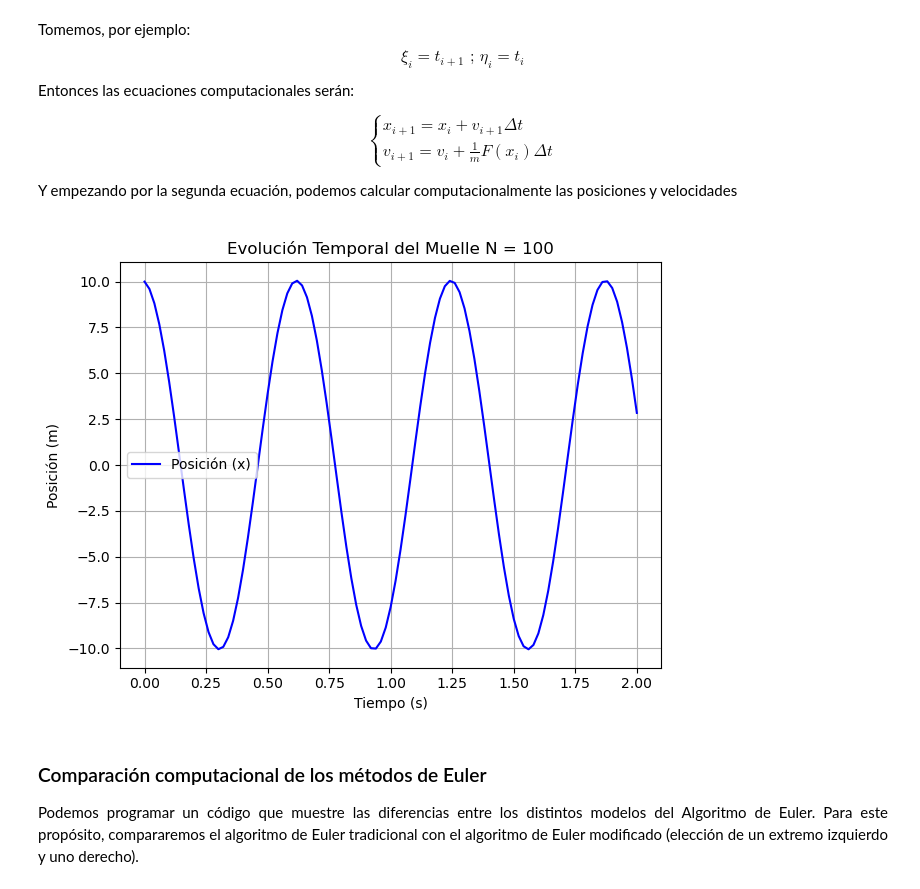
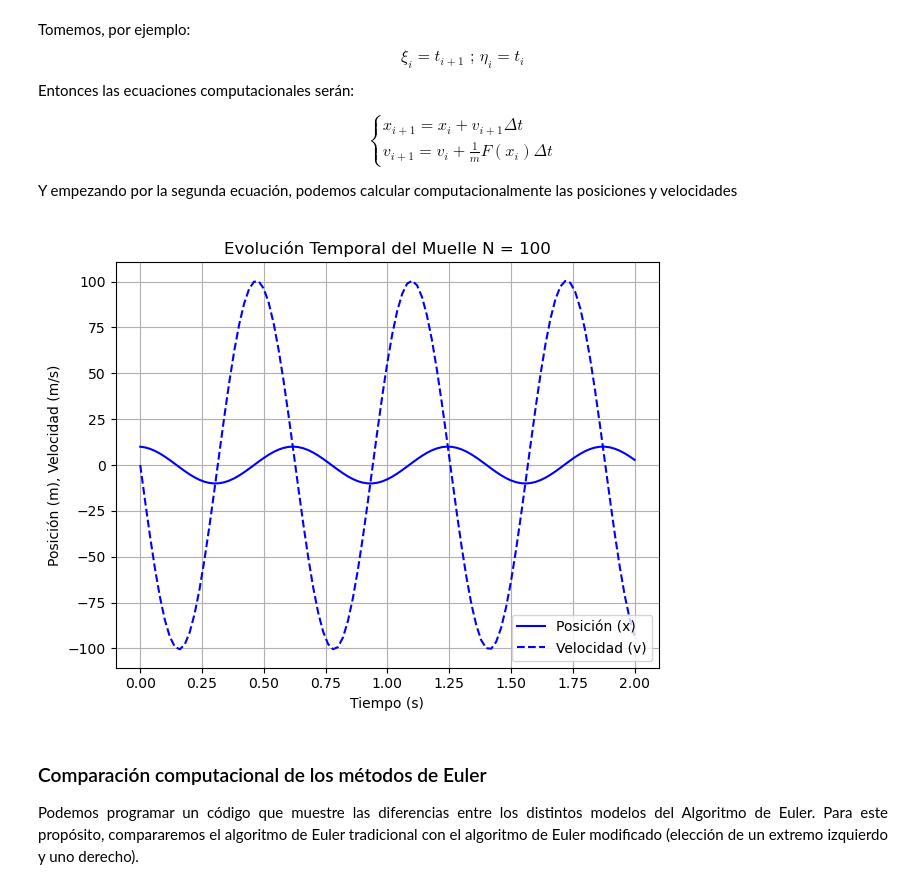
Before and after one commit to LagrangianLad/physics-lab, a Jupyter notebook: Computational physics/lab.ipynb, the cells around one changed output. Cells and saved outputs as stored; diff of their text form; code cells hidden in the pictures.

```diff
--- a/Computational physics/lab.ipynb
+++ b/Computational physics/lab.ipynb
@@ -424,35 +426,36 @@ delta = (tfinal - tinicial) / N
 output_x = [x0]
 output_v = [v0]
 
 for i in range(N):
     # 1. Calculamos la aceleración en el punto actual x[i]
     aceleracion = fuerza(output_x[i]) / masa
 
     # 2. ACTUALIZO PRIMERO LA VELOCIDAD (v_{i+1})
     # v_{i+1} = v_i + a * delta
     vsiguiente = output_v[i] + aceleracion * delta
 
     # 3. ACTUALIZAMOS LA POSICIÓN USANDO LA VELOCIDAD RECIÉN CALCULADA (v_{i+1})
     # x_{i+1} = x_i + v_{i+1} * delta
     xsiguiente = output_x[i] + vsiguiente * delta
 
     output_x.append(xsiguiente)
     output_v.append(vsiguiente)
 
 tiempo = np.linspace(tinicial, tfinal, len(output_x))
 plt.figure(figsize=(12, 5))
 plt.subplot(1, 2, 1)
 plt.plot(tiempo, output_x, label='Posición (x)', color='blue')
+plt.plot(tiempo, output_v, "--", label="Velocidad (v)", color="blue")
 plt.title(f"Evolución Temporal del Muelle N = {N}")
 plt.xlabel("Tiempo (s)")
-plt.ylabel("Posición (m)")
+plt.ylabel("Posición (m), Velocidad (m/s)")
 plt.legend()
 plt.grid(True)
 
 plt.tight_layout()
 plt.show()
 # %% [output]
-[figure, old version]
+[figure, new version]
 # %% [markdown]
 ### Comparación computacional de los métodos de Euler
 
```
Also changed, not shown: parts of 27 cells of this notebook.
